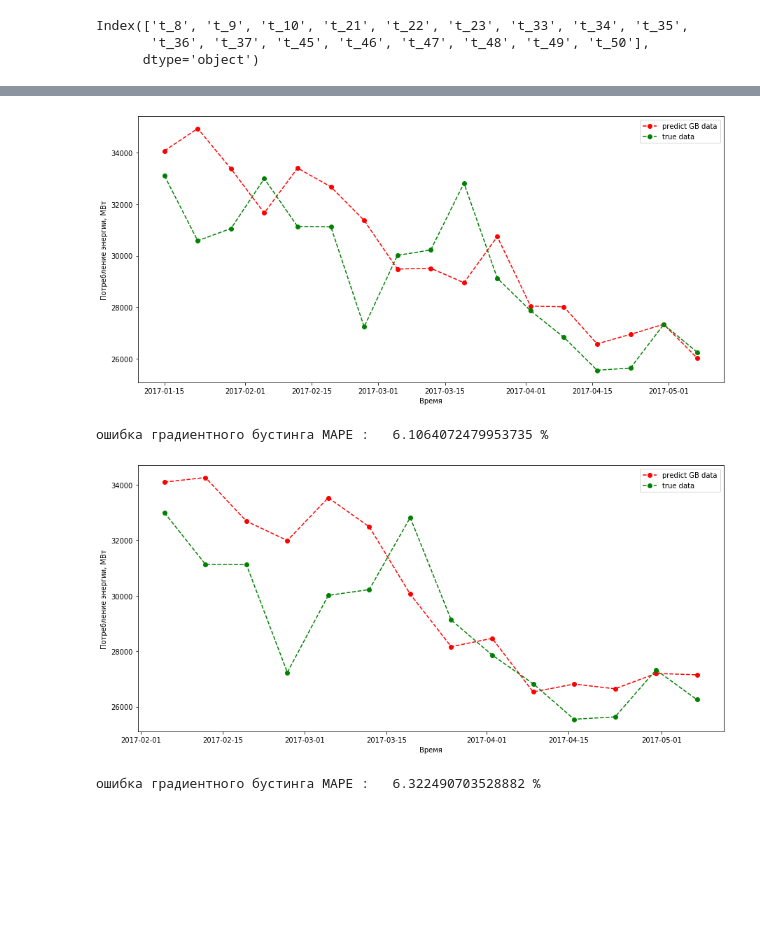
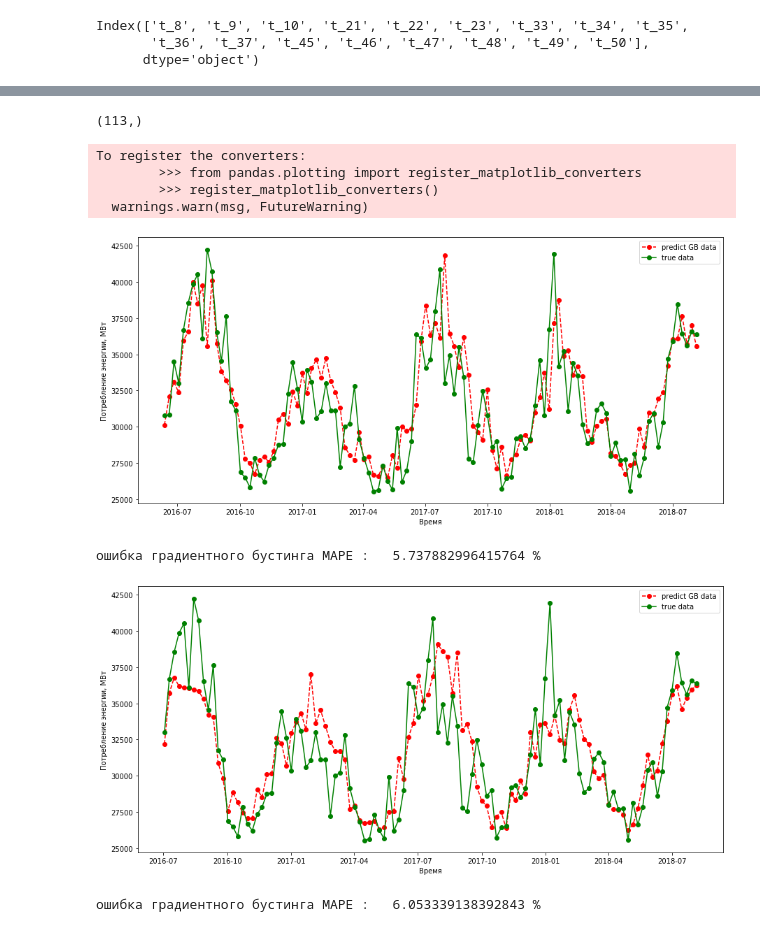
Before and after one commit to VadimGrishin/time_series, a Jupyter notebook: time_ser_less4.ipynb, the cells around one changed output, grey strips where cells are left out. Saved outputs shown, nothing was run; the diff lists cells and outputs as text; code cells hidden in the pictures; blank space fills up the shorter version.

```diff
--- a/time_ser_less4.ipynb
+++ b/time_ser_less4.ipynb
@@ -136,5 +136,3 @@ data.columns[113] #113
 #### => вторые разности не дают корреляции, влияние календарных фич также исчезающе мало
 
 уберем их
-# %%
-X = X[:, 10:113]
@@ -219,4 +213,4 @@ def split_data( data, split_date ):
     return data.loc[data.index.get_level_values('Date') <= split_date].copy(), \
            data.loc[data.index.get_level_values('Date') >  split_date].copy()
 # %%
-train, test = split_data( data, '01-06-2016')
+train, test = split_data( data, '06-01-2015')
@@ -232,7 +230,7 @@ def do_gb_predict(df, h):
     y = target  #scl_target.fit_transform(target)
 
     X_data = data.iloc[p:-h,:113].values
-    X = scl_x.fit_transform(X_data.astype('float64'))
+    X = X_data #scl_x.fit_transform(X_data.astype('float64'))
 
     X_train =X[:train.shape[0],:]
     y_train =y[:train.shape[0]].ravel()
@@ -251,25 +249,33 @@ def mean_absolute_percentage_error(y_true, y_pred):
 # %%
 h = 1
 y, y_pred = do_gb_predict(data, h)
+# %%
+y_pred.shape
+# %% [output]
+(113,)
 # %%
 plt.figure( figsize=( 15, 7 ))
 
 
 plt.xlabel('Время')
 plt.ylabel('Потребление энергии, МВт')
-plt.plot(test.index[p+h:70], y_pred[:70-h-p], '--or', label='predict GB data' )
-plt.plot(test.index[p+h:70], y[:70-h-p], '--og', label='true data')
+plt.plot(test.index[p+h:], y_pred, '--or', label='predict GB data' )
+plt.plot(test.index[p+h:], y, '-og', label='true data')
 
 plt.legend()
 plt.show()
 # %% [output]
+To register the converters:
+        >>> from pandas.plotting import register_matplotlib_converters
+        >>> register_matplotlib_converters()
+  warnings.warn(msg, FutureWarning)
-[figure, old version]
+[figure, new version]
 # %%
 er_g = mean_absolute_percentage_error(y,y_pred )
 
 print('ошибка градиентного бустинга MAPE :  ', er_g,'%')
 # %% [output]
-ошибка градиентного бустинга MAPE :   6.1064072479953735 %
+ошибка градиентного бустинга MAPE :   5.737882996415764 %
 # %%
 h = 4
 y, y_pred = do_gb_predict(data, h)
@@ -279,16 +285,16 @@ plt.figure( figsize=( 15, 7 ))
 
 plt.xlabel('Время')
 plt.ylabel('Потребление энергии, МВт')
-plt.plot(test.index[p+h:70], y_pred[:70-h-p], '--or', label='predict GB data' )
-plt.plot(test.index[p+h:70], y[:70-h-p], '--og', label='true data')
+plt.plot(test.index[p+h:], y_pred, '--or', label='predict GB data' )
+plt.plot(test.index[p+h:], y, '-og', label='true data')
 
 plt.legend()
 plt.show()
 # %% [output]
-[figure, old version]
+[figure, new version]
 # %%
 er_g = mean_absolute_percentage_error(y,y_pred )
 
 print('ошибка градиентного бустинга MAPE :  ', er_g,'%')
 # %% [output]
-ошибка градиентного бустинга MAPE :   6.322490703528882 %
+ошибка градиентного бустинга MAPE :   6.053339138392843 %
```
Also changed, not shown: parts of 37 cells of this notebook.
